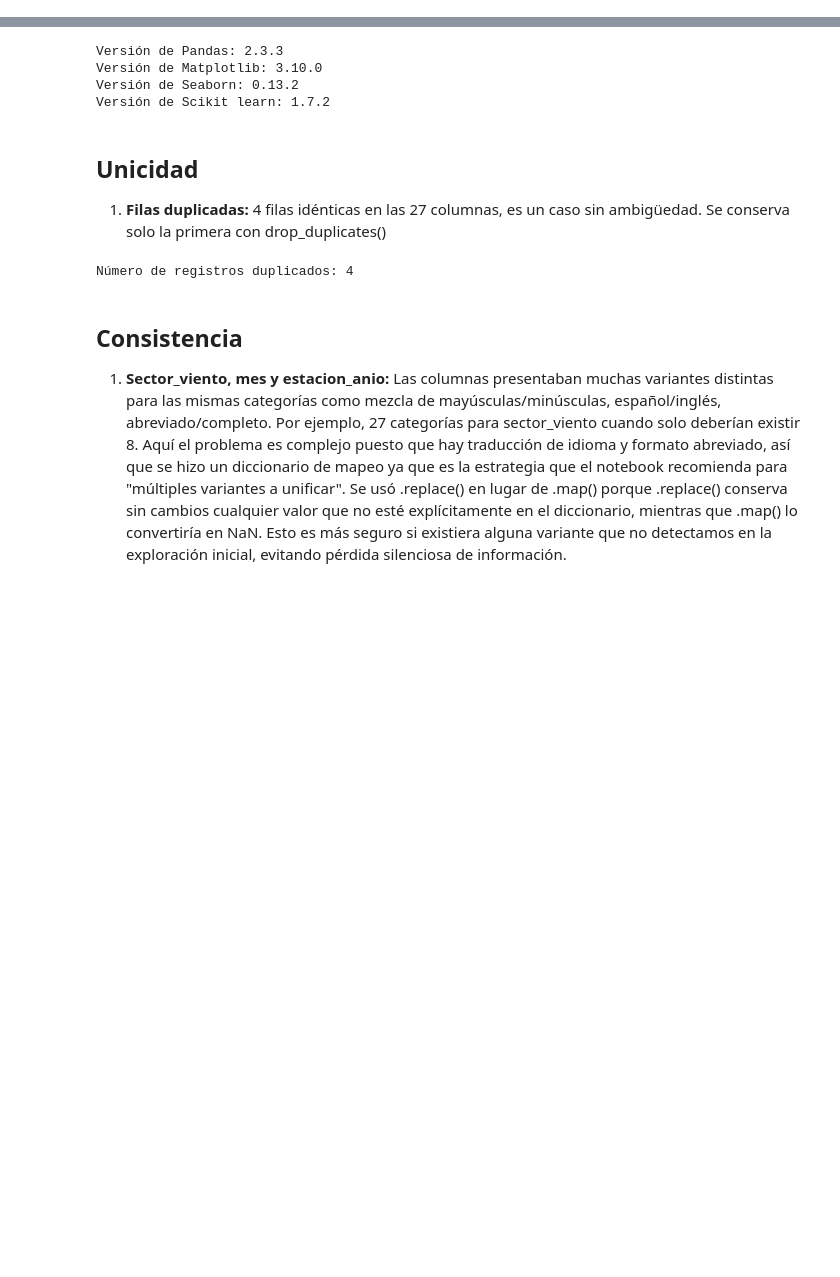
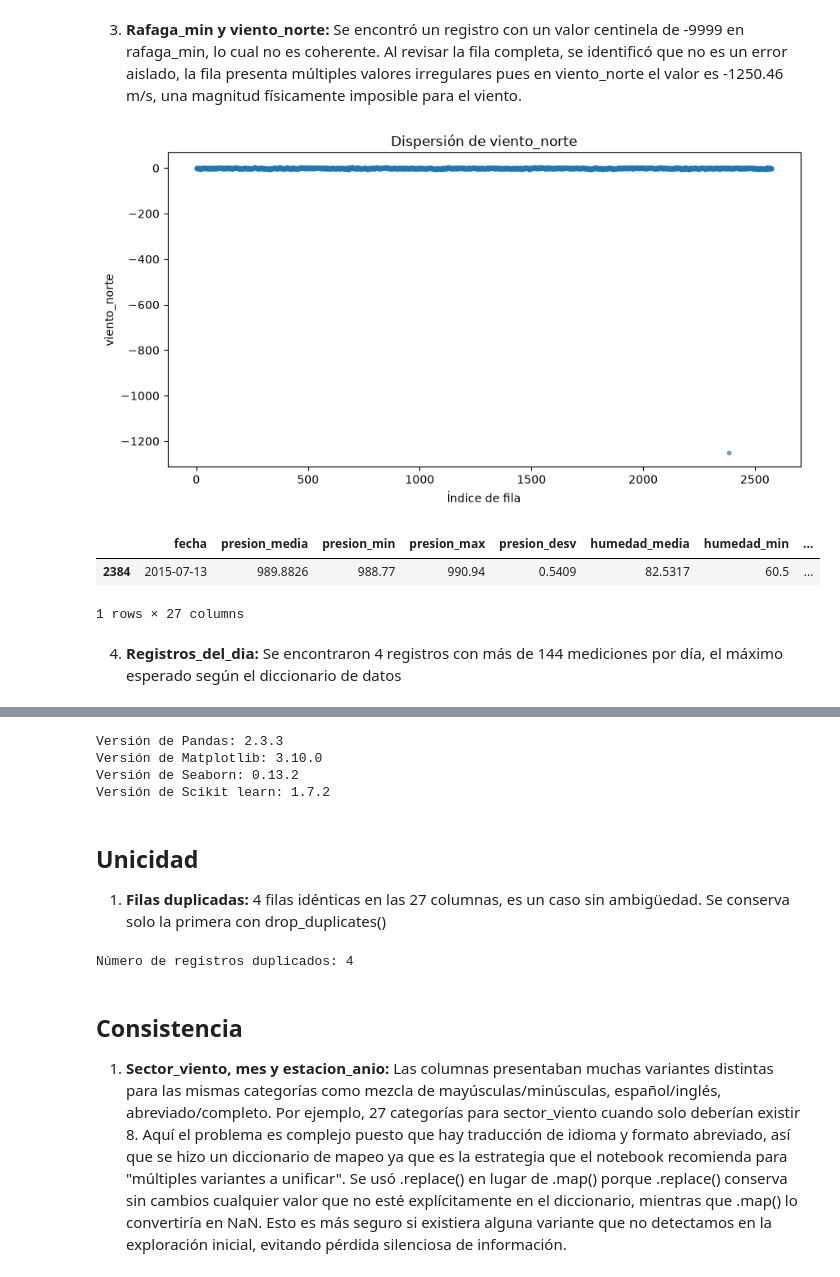
Before and after one commit to lauraS191/MaterialDeClase-ISIS-2611, a Jupyter notebook: 202620/Laboratorios/L1/Laboratorio 1.ipynb, the cells around one changed output, grey strips where cells are left out. Cells and saved outputs as stored; diff of their text form; code cells hidden in the pictures; blank space fills up the shorter version.

```diff
--- a/202620/Laboratorios/L1/Laboratorio 1.ipynb
+++ b/202620/Laboratorios/L1/Laboratorio 1.ipynb
@@ -26,0 +25,4 @@ dataPrueba = datosPrueba.copy()
+# %%
+dict = pd.read_excel('./data/Diccionario de datos.xlsx')
+pd.set_option('display.max_colwidth', None)
+dict
@@ -26,0 +173,18 @@ dataPrueba = datosPrueba.copy()
+# %% [markdown]
+3. **Rafaga_min y viento_norte:** Se encontró un registro con un valor centinela de -9999 en rafaga_min, lo cual no es coherente. Al revisar la fila completa, se identificó que no es un error aislado, la fila presenta múltiples valores irregulares pues en viento_norte el valor es -1250.46 m/s, una magnitud físicamente imposible para el viento.
+# %%
+plt.figure(figsize=(10,5))
+plt.scatter(data.index, data['viento_norte'], alpha=0.6, s=10)
+plt.xlabel('Índice de fila')
+plt.ylabel('viento_norte')
+plt.title('Dispersión de viento_norte')
+plt.show()
+
+data.loc[data['rafaga_min'] == -9999]
+# %% [output]
+[figure, added]
+|  | fecha | presion_media | presion_min | presion_max | presion_desv | humedad_media | humedad_min | ... |
+| 2384 | 2015-07-13 | 989.8826 | 988.77 | 990.94 | 0.5409 | 82.5317 | 60.5 | ... |
+1 rows × 27 columns
+# %% [markdown]
+4. **Registros_del_dia:** Se encontraron 4 registros con más de 144 mediciones por día, el máximo esperado según el diccionario de datos
```
Also changed, not shown: parts of 32 cells of this notebook.
